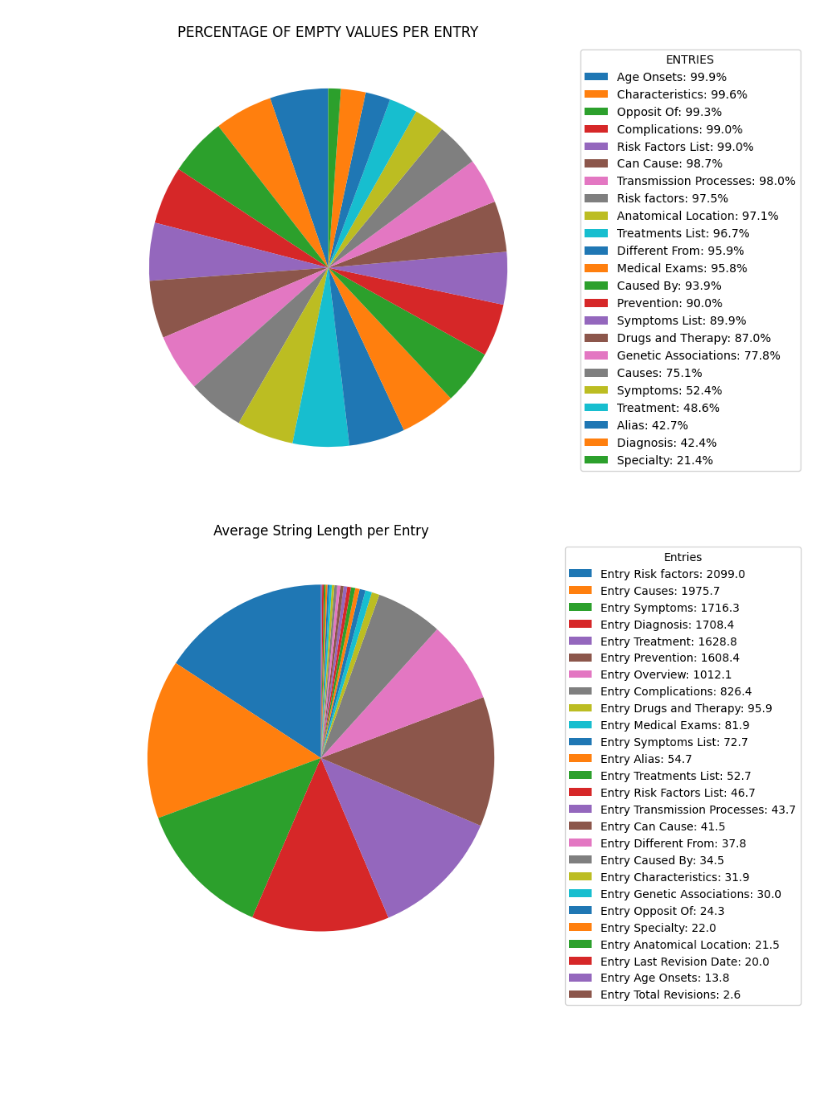
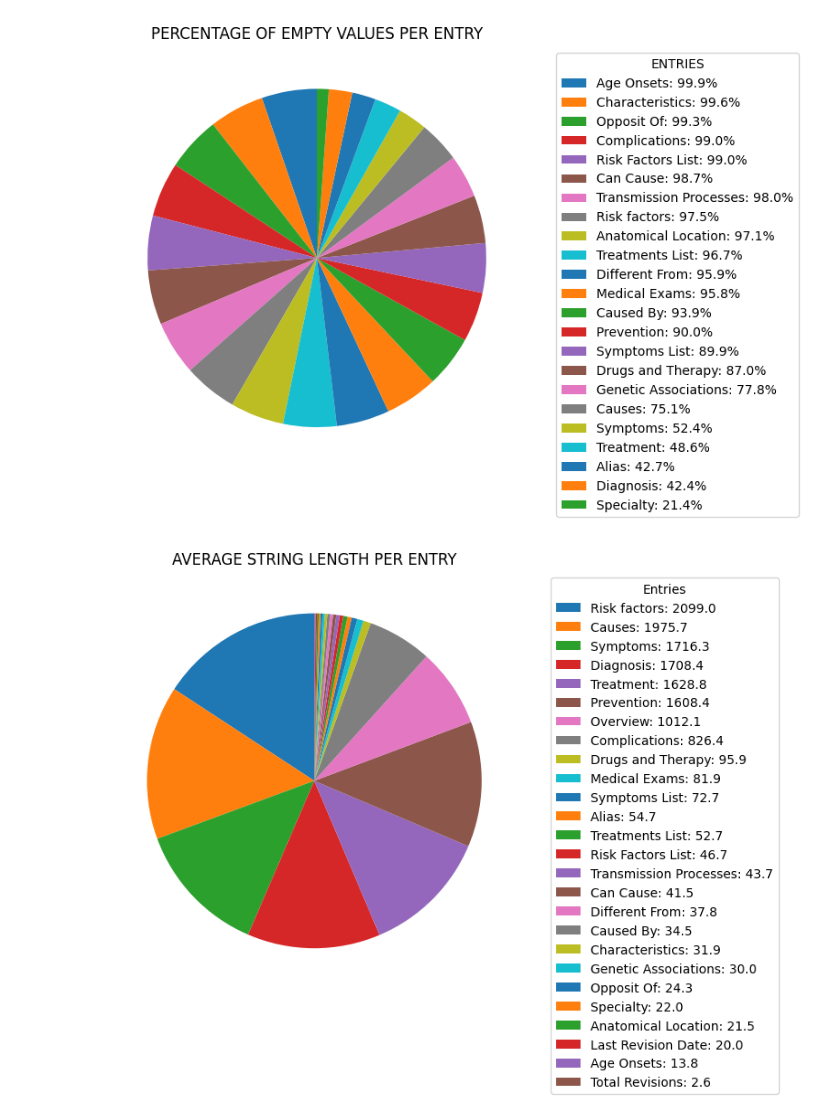
Before and after one commit to ritaleite03/FEUP-MEIC-PRI, a Jupyter notebook: project_1/analysis.ipynb, the cells around one changed output. Drawn from its saved outputs; the diff is of its cells as text; code cells hidden in the pictures; blank space fills up the shorter version.

```diff
--- a/project_1/analysis.ipynb
+++ b/project_1/analysis.ipynb
@@ -1,12 +1,6 @@
 # %%
 import pandas as pd
 import matplotlib.pyplot as plt
-import json
+from collections import Counter
 
-try:
-    data = pd.read_json('data/data.json')
-    print(data)
-except FileNotFoundError:
-    print("The file 'data.json' was not found. Please check the file path.")
-except ValueError as e:
-    print(f"Error loading JSON data: {e}")
+data = pd.read_json('data/data.json')
@@ -31,20 +7,20 @@ Characteristics                                                       NaN
 # %%
 missing_percentages_per_entry = data.isnull().mean(axis=1) * 100
 missing_percentages_per_entry = missing_percentages_per_entry[missing_percentages_per_entry > 0]
 
 if missing_percentages_per_entry.empty:
     print("There is no empty spaces")
 else:
     missing_percentages_per_entry = missing_percentages_per_entry.sort_values(ascending=False)
-    plt.figure(figsize=(7, 7))
+    plt.figure(figsize=(6, 6))
     wedges, texts = plt.pie(missing_percentages_per_entry, startangle=90)
     plt.title("PERCENTAGE OF EMPTY VALUES PER ENTRY")
     legend_labels = [f'{index}: {value:.1f}%' for index, value in zip(missing_percentages_per_entry.index, missing_percentages_per_entry)]
     plt.legend(legend_labels, title="ENTRIES", bbox_to_anchor=(1.05, 1), loc='upper left')
 
     plt.show()
 # %% [output]
-[figure, old version]
+[figure, new version]
 # %%
 def mean_string_length(entry):
     strings = entry.dropna().astype(str)
@@ -58,12 +34,12 @@ if mean_lengths_per_entry.empty:
     print("There are no valid string lengths in any entry.")
 else:
     mean_lengths_per_entry = mean_lengths_per_entry.sort_values(ascending=False)
-    plt.figure(figsize=(7, 7))
+    plt.figure(figsize=(6, 6))
     wedges, texts = plt.pie(mean_lengths_per_entry, startangle=90)
-    plt.title("Average String Length per Entry")
-    legend_labels = [f'Entry {index}: {value:.1f}' for index, value in zip(mean_lengths_per_entry.index, mean_lengths_per_entry)]
+    plt.title("AVERAGE STRING LENGTH PER ENTRY")
+    legend_labels = [f'{index}: {value:.1f}' for index, value in zip(mean_lengths_per_entry.index, mean_lengths_per_entry)]
     plt.legend(legend_labels, title="Entries", bbox_to_anchor=(1.05, 1), loc='upper left')
 
     plt.show()
 # %% [output]
-[figure, old version]
+[figure, new version]
```
Also changed, not shown: parts of 4 cells of this notebook.
